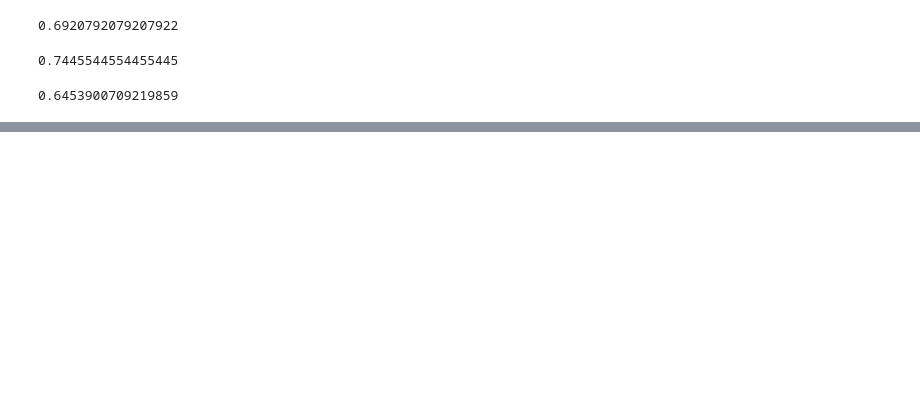
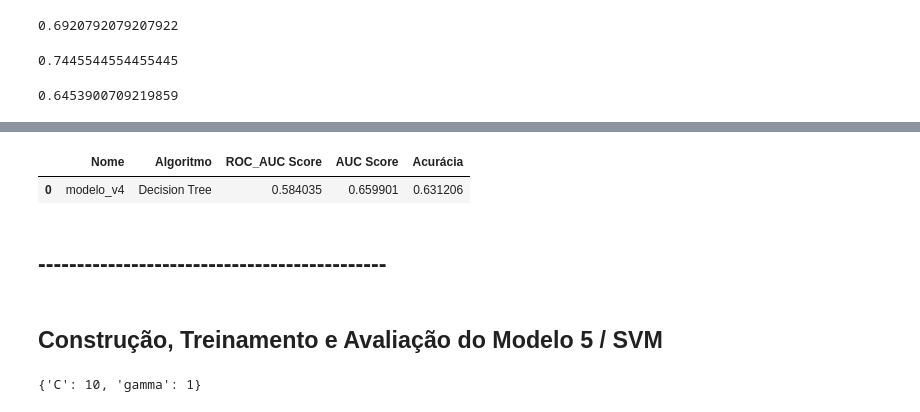
Before and after one commit to alyssonmontovanelli/formacao_dataScience_DSA, a Jupyter notebook: 01_bigData_RealTime_Python_Spark/cap09_Machine_Learning/Mini_Projeto.ipynb, the cells around one changed output, grey strips where cells are left out. Cells and saved outputs as stored; diff of their text form; code cells hidden in the pictures; blank space fills up the shorter version.

```diff
--- a/01_bigData_RealTime_Python_Spark/cap09_Machine_Learning/Mini_Projeto.ipynb
+++ b/01_bigData_RealTime_Python_Spark/cap09_Machine_Learning/Mini_Projeto.ipynb
@@ -948,0 +1079,7 @@ df_modelos_ML2
+# %%
+# Curva ROC
+fpr_v4, tpr_v4, thresholds = roc_curve(y_teste, y_pred_proba_v4)
+# %%
+# AUC
+auc_v4 = auc(fpr_v4, tpr_v4)
+print(auc_v4)
@@ -948,0 +1088,4 @@ df_modelos_ML2
+# %%
+# Calculando a acurácia
+acuracia_v4 = accuracy_score(y_teste, y_pred_v4)
+print(acuracia_v4)
@@ -948,0 +1125,18 @@ df_modelos_ML2
+# %%
+dict_modelo_v4 = {
+    'Nome': ['modelo_v4'],
+    'Algoritmo': ['Decision Tree'],
+    'ROC_AUC Score': [roc_auc_v4],
+    'AUC Score': [auc_v4],
+    'Acurácia':[acuracia_v4]
+}
+# %%
+df_modelos_ML4 = pd.DataFrame(dict_modelo_v4)
+df_modelos_ML4
+# %% [output]
+|  | Nome | Algoritmo | ROC_AUC Score | AUC Score | Acurácia |
+| 0 | modelo_v4 | Decision Tree | 0.584035 | 0.659901 | 0.631206 |
+# %% [markdown]
+## ---------------------------------------------
+# %% [markdown]
+## Construção, Treinamento e Avaliação do Modelo 5 / SVM
@@ -948,0 +1154,4 @@ df_modelos_ML2
+# %%
+svc_param_selection(x_treino, y_treino, 5)
+# %% [output]
+{'C': 10, 'gamma': 1}
```
Also changed, not shown: parts of 128 cells of this notebook, 4 other files.
